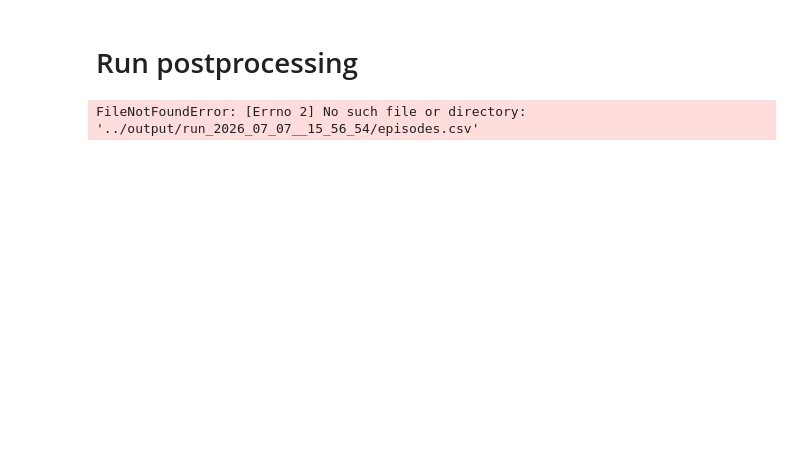
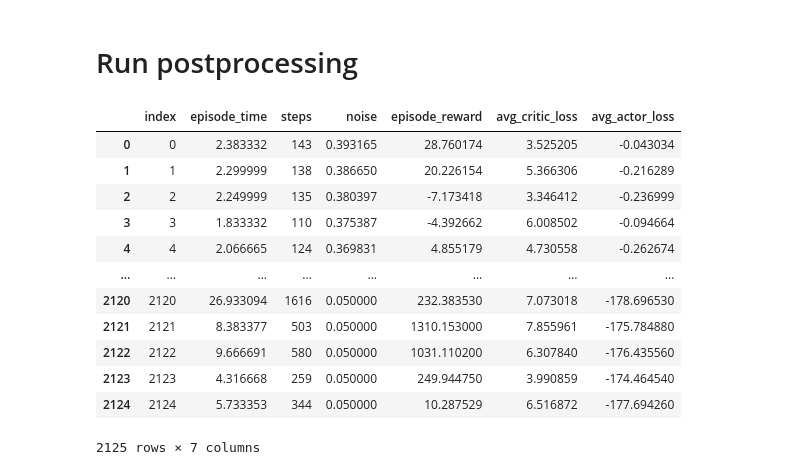
Before and after one commit to BearToCode/vho, a Jupyter notebook: postprocessing/run.ipynb, the cells around one changed output. Drawn from its saved outputs; the diff is of its cells as text; code cells hidden in the pictures; blank space fills up the shorter version.

```diff
--- a/postprocessing/run.ipynb
+++ b/postprocessing/run.ipynb
@@ -3,16 +3,30 @@
 # %%
 import pandas as pd
 
 output_directory = "../output"
-run_directory = "run_2026_07_19__10_57_22"
+# run_directory = "run_2026_07_21__08_59_49"
+# run_directory = "run_2026_07_21__10_53_48"
+run_directory = "run_2026_07_21__19_50_25"
 
 episodes = pd.read_csv(f"{output_directory}/{run_directory}/episodes.csv")
 
 # reference: 64x64, gamma 0.99, lr: 0.0005/0.001, no target network
 
 episodes
 # %% [output]
+|  | index | episode_time | steps | noise | episode_reward | avg_critic_loss | avg_actor_loss |
+| 0 | 0 | 2.383332 | 143 | 0.393165 | 28.760174 | 3.525205 | -0.043034 |
+| 1 | 1 | 2.299999 | 138 | 0.386650 | 20.226154 | 5.366306 | -0.216289 |
+| 2 | 2 | 2.249999 | 135 | 0.380397 | -7.173418 | 3.346412 | -0.236999 |
+| 3 | 3 | 1.833332 | 110 | 0.375387 | -4.392662 | 6.008502 | -0.094664 |
+| 4 | 4 | 2.066665 | 124 | 0.369831 | 4.855179 | 4.730558 | -0.262674 |
+| ... | ... | ... | ... | ... | ... | ... | ... |
+| 2120 | 2120 | 26.933094 | 1616 | 0.050000 | 232.383530 | 7.073018 | -178.696530 |
+| 2121 | 2121 | 8.383377 | 503 | 0.050000 | 1310.153000 | 7.855961 | -175.784880 |
+| 2122 | 2122 | 9.666691 | 580 | 0.050000 | 1031.110200 | 6.307840 | -176.435560 |
+| 2123 | 2123 | 4.316668 | 259 | 0.050000 | 249.944750 | 3.990859 | -174.464540 |
+| 2124 | 2124 | 5.733353 | 344 | 0.050000 | 10.287529 | 6.516872 | -177.694260 |
-FileNotFoundError: [Errno 2] No such file or directory: '../output/run_2026_07_07__15_56_54/episodes.csv'
+2125 rows × 7 columns
 # %%
 import matplotlib.pyplot as plt
 import scienceplots
```
Also changed, not shown: parts of 3 cells of this notebook, 2 other files.
